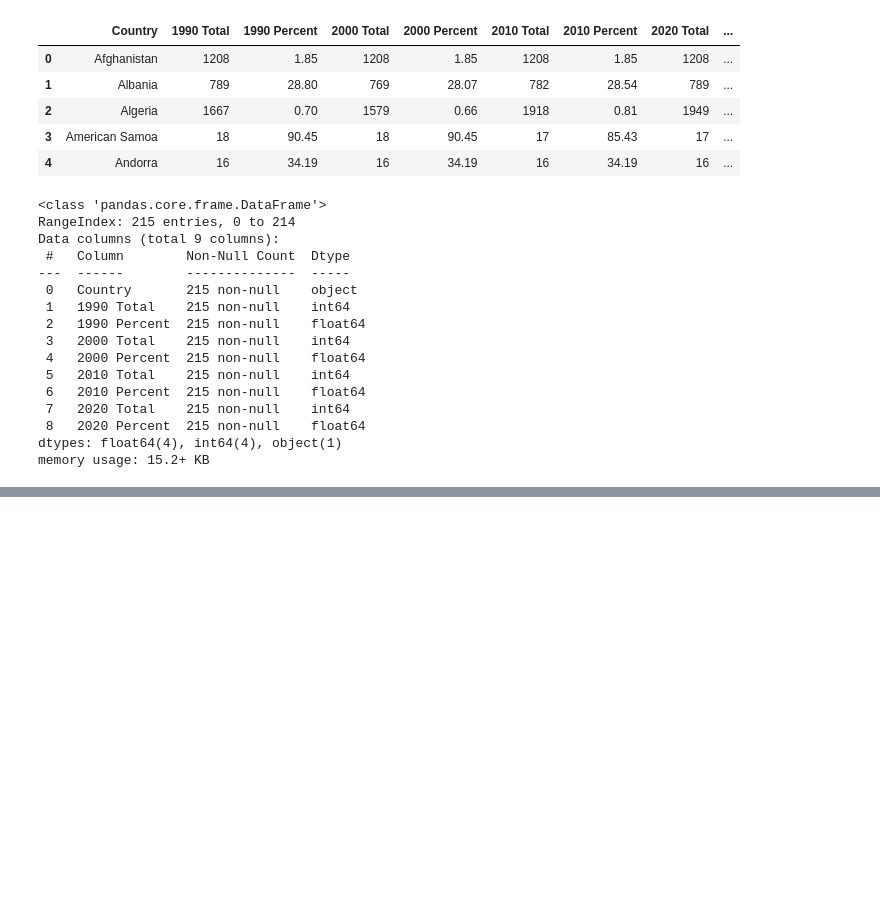
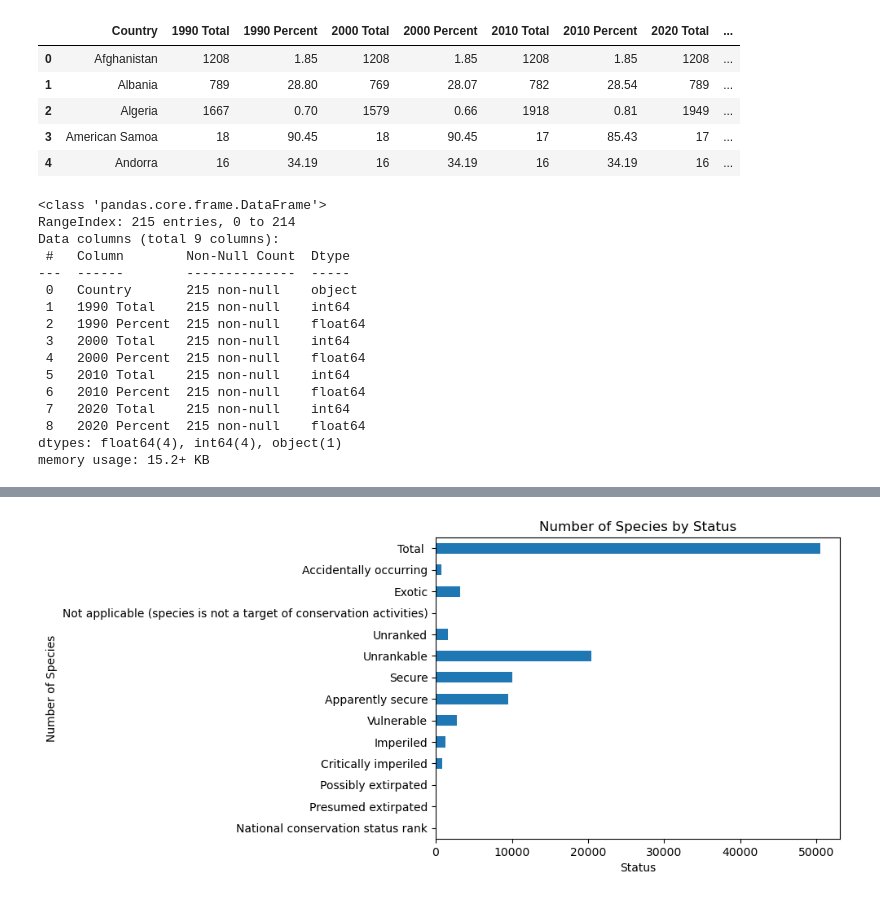
Before and after one commit to kristianrafuse/Project-3-Canadian-Biodiversity-and-Global-Forest-Decline, a Jupyter notebook: DataClean.ipynb, the cells around one changed output, grey strips where cells are left out. Drawn from its saved outputs; the diff is of its cells as text; code cells hidden in the pictures; blank space fills up the shorter version.

```diff
--- a/DataClean.ipynb
+++ b/DataClean.ipynb
@@ -215,0 +257,16 @@ species_df.to_json('Resources/species.json')
+# %%
+# Set 'Status' column as the index
+national_df.set_index('Status', inplace=True)
+
+# Create the bar chart using pandas plot function
+national_df.plot(kind='barh', y='Number of species', legend=False)
+
+# Set labels and title
+plt.xlabel('Status')
+plt.ylabel('Number of Species')
+plt.title('Number of Species by Status')
+
+# Show the bar chart
+plt.show()
+# %% [output]
+[figure, added]
```
Also changed, not shown: parts of 16 cells of this notebook, 5 other files.
